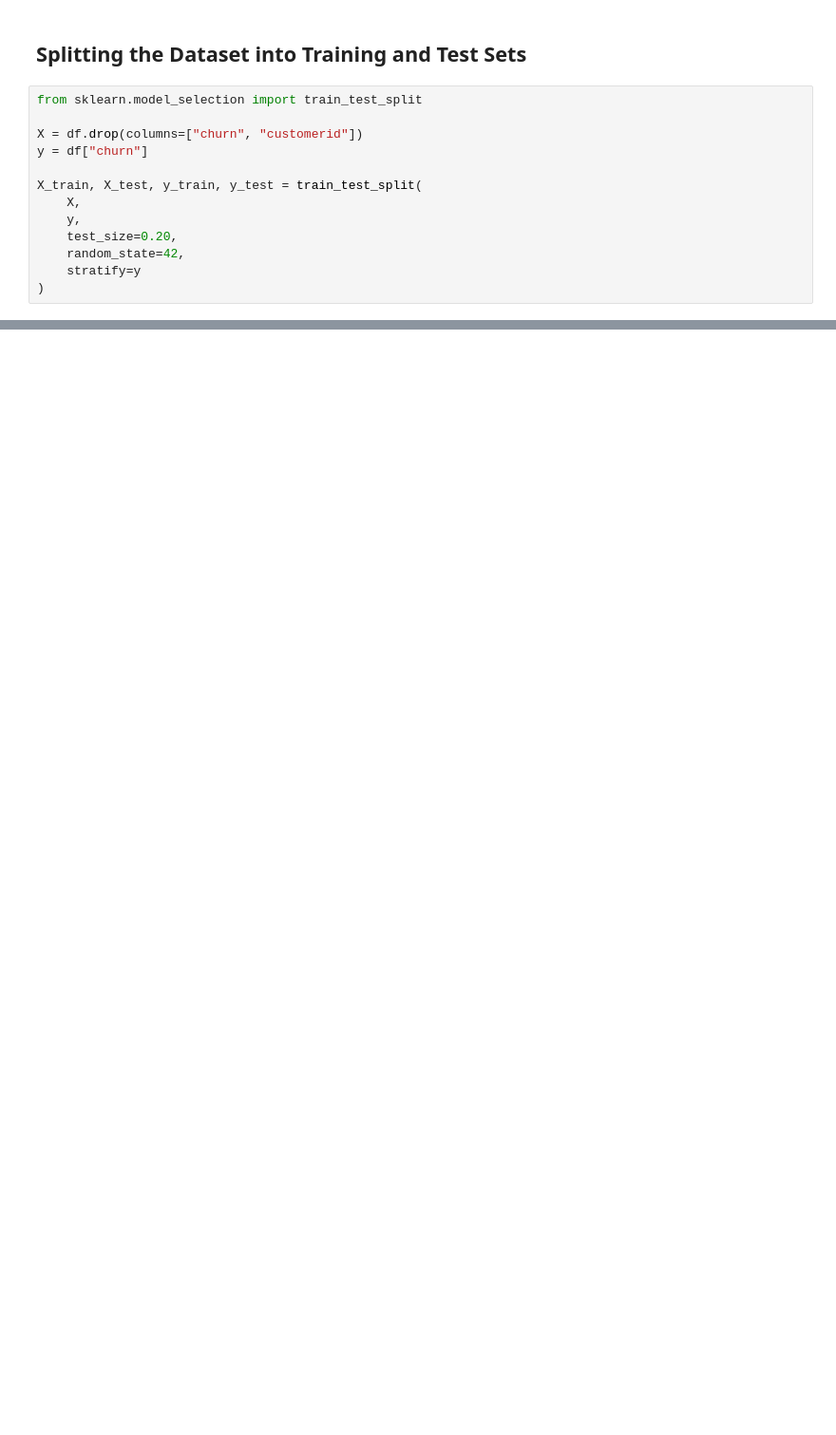
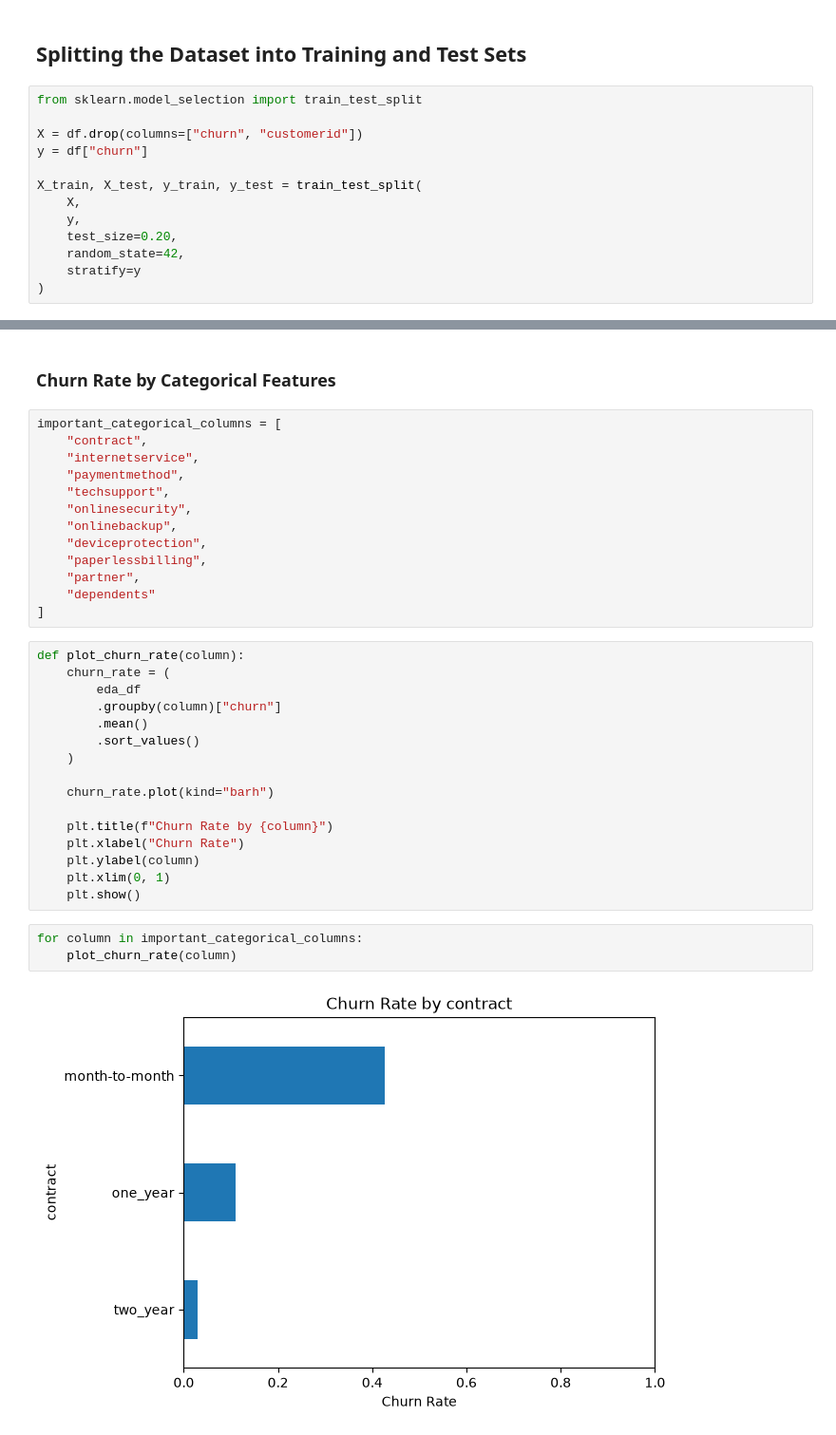
Before and after one commit to baranerkek/Churn-rate-binary-trees, a Jupyter notebook: churn_model.ipynb, the cells around one changed output, grey strips where cells are left out. Shown at 95% size. Saved outputs shown, nothing was run; the diff lists cells and outputs as text; blank space fills up the shorter version.

```diff
--- a/churn_model.ipynb
+++ b/churn_model.ipynb
@@ -72,0 +242,36 @@ X_train, X_test, y_train, y_test = train_test_split(
+# %% [markdown]
+### Churn Rate by Categorical Features
+# %%
+important_categorical_columns = [
+    "contract",
+    "internetservice",
+    "paymentmethod",
+    "techsupport",
+    "onlinesecurity",
+    "onlinebackup",
+    "deviceprotection",
+    "paperlessbilling",
+    "partner",
+    "dependents"
+]
+# %%
+def plot_churn_rate(column):
+    churn_rate = (
+        eda_df
+        .groupby(column)["churn"]
+        .mean()
+        .sort_values()
+    )
+
+    churn_rate.plot(kind="barh")
+
+    plt.title(f"Churn Rate by {column}")
+    plt.xlabel("Churn Rate")
+    plt.ylabel(column)
+    plt.xlim(0, 1)
+    plt.show()
+# %%
+for column in important_categorical_columns:
+    plot_churn_rate(column)
+# %% [output]
+[figure, added]
```
Also changed, not shown: parts of 29 cells of this notebook.
